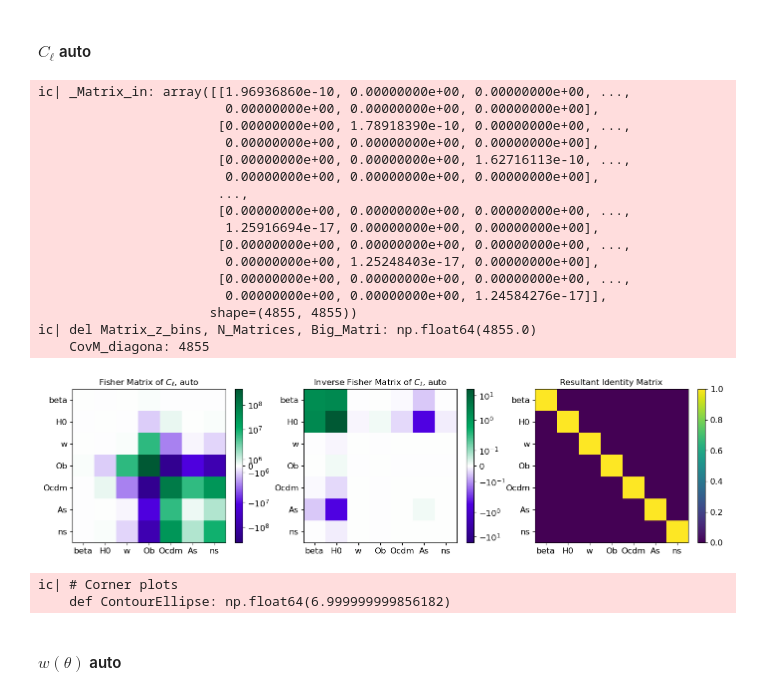
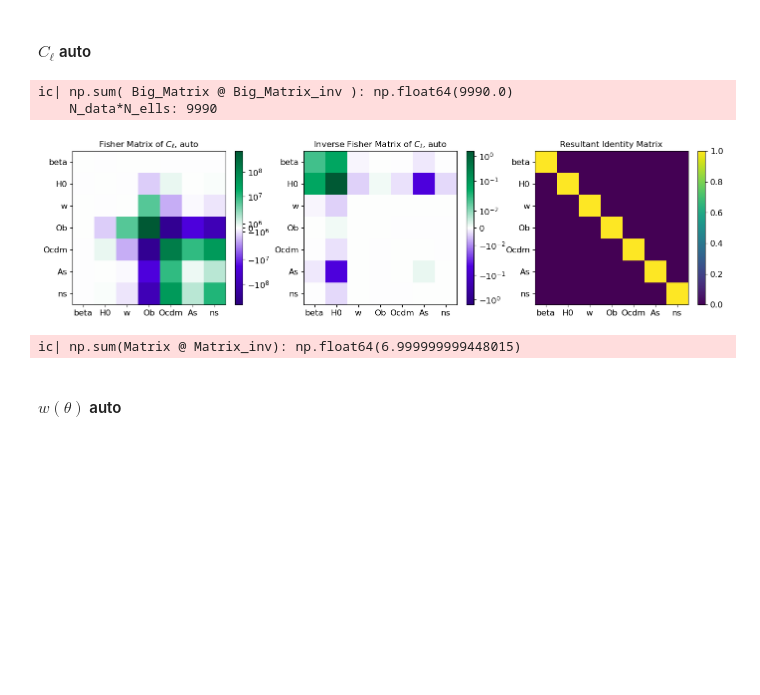
Before and after one commit to GreenTS27/Photo_Surveys-HI_IM-Fisher_Matrix, a Jupyter notebook: Fisher_Matrix_C_ell_vs_w_t.ipynb, the cells around one changed output. Cells and saved outputs as stored; diff of their text form; code cells hidden in the pictures; blank space fills up the shorter version.

```diff
--- a/Fisher_Matrix_C_ell_vs_w_t.ipynb
+++ b/Fisher_Matrix_C_ell_vs_w_t.ipynb
@@ -221,8 +256,8 @@ Survey = "Euclid"
 # Survey = "LSST_Y1"
 # Survey = "LSST_Y10"
 
-N_bins = 5
-# N_bins = 10
+# N_bins = 5
+N_bins = 10
 
 ####################################### initial parameters ###############################################
 
@@ -330,36 +345,6 @@ I calculate the Cov Matrix and the derivatives of $C_\ell$ once, for the entiret
 Afterwards, if we want to remove some of that $\ell s$ we can still use the original matrix, since the functions select the relevant data.
 
 **Note:** even if we want to cut some $\theta s$ out of our analysis, $w(\theta)$ still needs the entire CovM of $C_\ell$ as input.
-# %%
-# folder to save the data in
-folder_name = "Fisher_Data/"
-
-# Portion of the sky
-f_sky = 1.00
-# f_sky = 0.33
-f_sky_str = str(round(f_sky, 2))[0] + str(round(f_sky, 2))[2:]
-
-
-# Range of theta and ell values
-
-# theta_max = 90
-theta_max = 18
-
-#coupled
-# l_min = np.max( [int(180/theta_max) + (180 % theta_max > 0), 2] )
-#decoupled
-# l_min = np.max( [int(180/theta_max) + (180 % theta_max > 0), 2] ) +10
-l_min = np.max( [int(180/theta_max) + (180 % theta_max > 0), 2] ) +20
-
-
-l_max = 1000
-
-theta_min = 180/l_max
-
-
-ic(theta_min, theta_max)
-ic(l_min, l_max)
-ic(f_sky, f_sky_str)
 # %% [markdown]
 #### Test for beta
 # %%
@@ -500,36 +495,21 @@ Derivatives Calculated!
 #### $C_\ell$ auto
 # %%
 Fish_Cl_auto = Fisher_Matrix_Cl(Data_arr_zs_auto, dic_Cosm_param, Cov_Matrix_auto, dic_derivatives_auto,
-                                full_l_min, l_min, full_l_max, l_max, f_sky)
+                                full_l_min, l_min, full_l_max, l_max, f_sky=f_sky)
 
 Visualising_F_Matrices( Fish_Cl_auto, dic_Cosm_param,
                        list_titles=[r"Fisher Matrix of $C_\ell$, auto",r"Inverse Fisher Matrix of $C_\ell$, auto",
                                     "Resultant Identity Matrix"])
 
 # Saving data
 df_Cl_auto = pd.DataFrame(data=Fish_Cl_auto.astype(float))
 df_Cl_auto.to_csv(F"{folder_name}FisherM_Cl_auto_{save_filename}_f{f_sky_str}_lmin{l_min}_thetaMax{theta_max}.csv",
                   sep=' ', header=False, float_format='%.8g', index=False)
 # %% [output]
-ic| _Matrix_in: array([[1.96936860e-10, 0.00000000e+00, 0.00000000e+00, ...,
-                        0.00000000e+00, 0.00000000e+00, 0.00000000e+00],
-                       [0.00000000e+00, 1.78918390e-10, 0.00000000e+00, ...,
-                        0.00000000e+00, 0.00000000e+00, 0.00000000e+00],
-                       [0.00000000e+00, 0.00000000e+00, 1.62716113e-10, ...,
-                        0.00000000e+00, 0.00000000e+00, 0.00000000e+00],
-                       ...,
-                       [0.00000000e+00, 0.00000000e+00, 0.00000000e+00, ...,
-                        1.25916694e-17, 0.00000000e+00, 0.00000000e+00],
-                       [0.00000000e+00, 0.00000000e+00, 0.00000000e+00, ...,
-                        0.00000000e+00, 1.25248403e-17, 0.00000000e+00],
-                       [0.00000000e+00, 0.00000000e+00, 0.00000000e+00, ...,
-                        0.00000000e+00, 0.00000000e+00, 1.24584276e-17]],
-                      shape=(4855, 4855))
-ic| del Matrix_z_bins, N_Matrices, Big_Matri: np.float64(4855.0)
-    CovM_diagona: 4855
+ic| np.sum( Big_Matrix @ Big_Matrix_inv ): np.float64(9990.0)
+    N_data*N_ells: 9990
-[figure, old version]
+[figure, new version]
-ic| # Corner plots
-    def ContourEllipse: np.float64(6.999999999856182)
+ic| np.sum(Matrix @ Matrix_inv): np.float64(6.999999999448015)
 # %% [markdown]
 #### $w(\theta)$ auto
 # %%
```
Also changed, not shown: parts of 9 cells of this notebook.
